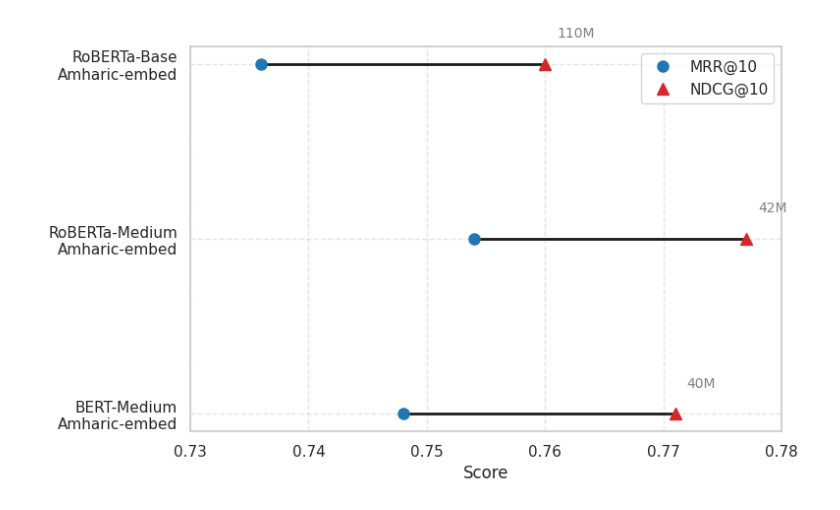
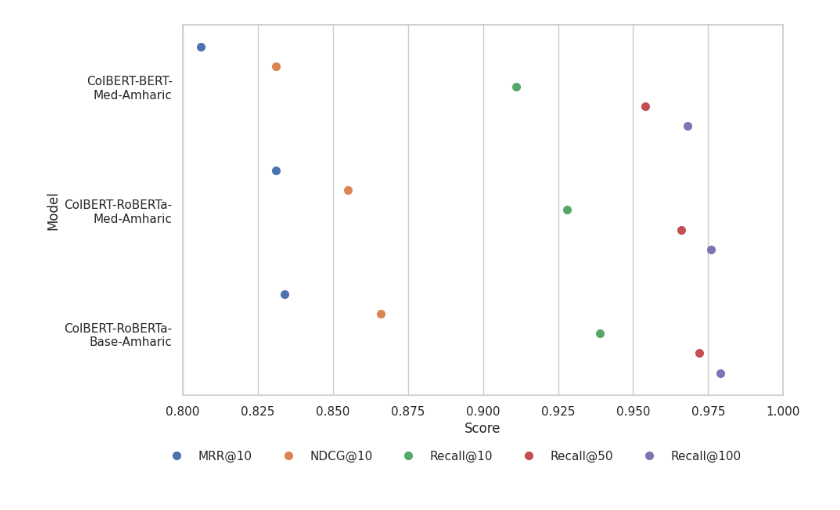
Before and after one commit to kidist-amde/amharic-ir-benchmarks, a Jupyter notebook: notebooks/analysis_colbert_model_comparison.ipynb, the cells around one changed output. Saved outputs shown, nothing was run; the diff lists cells and outputs as text; code cells hidden in the pictures.

```diff
--- a/notebooks/analysis_colbert_model_comparison.ipynb
+++ b/notebooks/analysis_colbert_model_comparison.ipynb
@@ -535,22 +122,24 @@ plt.close()
-# %%
-
-# Dumbbell Plot with enhanced colors
-fig, ax = plt.subplots(figsize=(8, 5))
-for i in range(len(models)):
-    ax.plot([mrr[i], ndcg[i]], [i, i], 'k-', lw=2)
-    ax.plot(mrr[i], i, 'o', color='#1f77b4', markersize=8, label='MRR@10' if i == 0 else "")
-    ax.plot(ndcg[i], i, '^', color='#d62728', markersize=9, label='NDCG@10' if i == 0 else "")
-    ax.text(ndcg[i] + 0.001, i + 0.15, f"{params[i]}M", fontsize=10, color='gray')
-
-ax.set_yticks(np.arange(len(models)))
-ax.set_yticklabels(models)
-ax.set_xlabel("Score")
-ax.set_xlim(0.73, 0.78)
-ax.legend()
-ax.grid(True, linestyle='--', alpha=0.5)
-plt.tight_layout()
-plt.savefig("dumbbell_mrr_ndcg.pdf", format="pdf", bbox_inches='tight', dpi=300)
-plt.show()
-plt.close()
-# %% [output]
-[figure, removed]
+# %%
+# Dot Plot
+dot_df = pd.DataFrame({
+    'Model': models,
+    'MRR@10': mrr,
+    'NDCG@10': ndcg,
+    'Recall@10': recall10,
+    'Recall@50': recall50,
+    'Recall@100': recall100
+})
+
+dot_melted = dot_df.melt(id_vars='Model', var_name='Metric', value_name='Score')
+plt.figure(figsize=(10, 6))
+sns.stripplot(x='Score', y='Model', hue='Metric', data=dot_melted, jitter=True, dodge=True, size=8)
+plt.xlabel("Score")
+plt.ylabel("Model")
+plt.xlim(0.80, 1.0)
+plt.legend(loc='upper center', bbox_to_anchor=(0.45, -0.12), ncol=5, frameon=False)
+plt.tight_layout()
+plt.savefig("dotplot_colbert_amharic_models.pdf", format="pdf", dpi=300)
+plt.show()
+plt.close()
+# %% [output]
+[figure, added]
```
Also changed, not shown: parts of 24 cells of this notebook, 3 other files.
